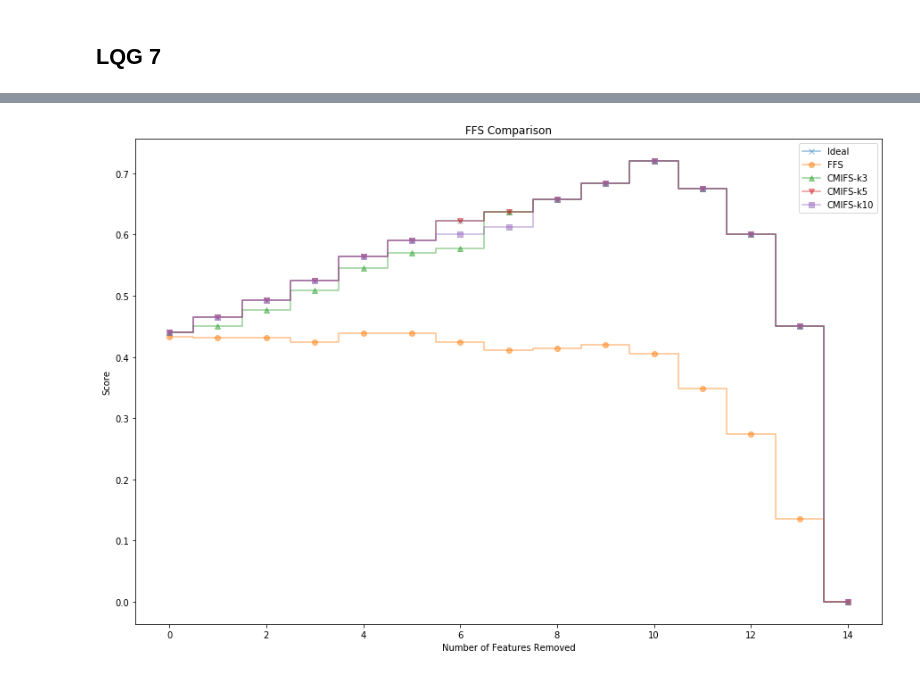
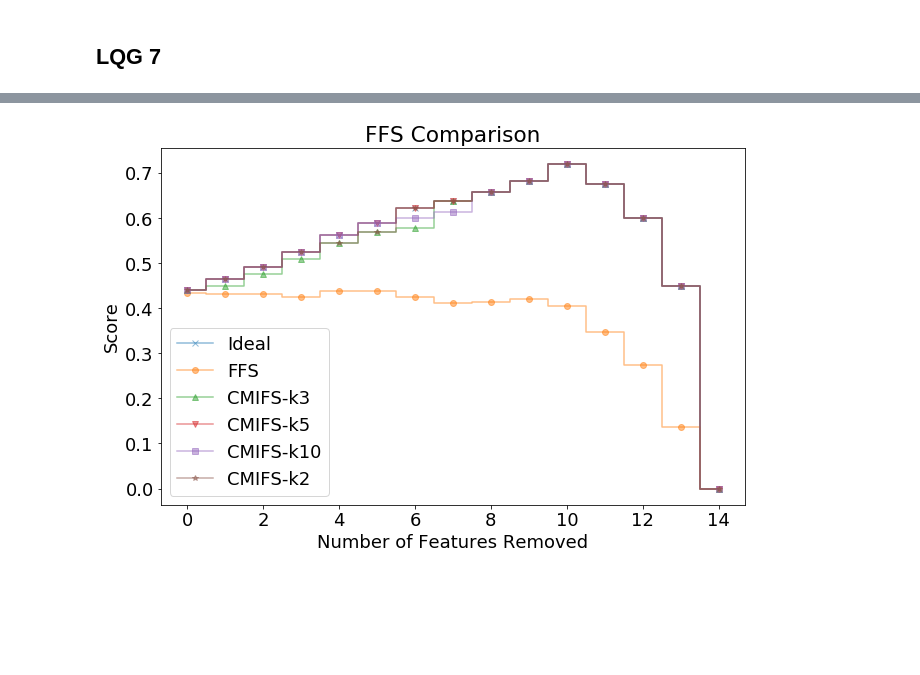
Before and after one commit to GuidoBallabio/RL-feature-selection, a Jupyter notebook: FFS.ipynb, the cells around one changed output, grey strips where cells are left out. Cells and saved outputs as stored; diff of their text form; code cells hidden in the pictures; blank space fills up the shorter version.

Commit message:
Last plots

```diff
--- a/FFS.ipynb
+++ b/FFS.ipynb
@@ -148,6 +172,8 @@ scores['FFS'] = evaluateFFS(u, weights)
+# %%
+scores['CMIFS-k2'] = score_fs(cmifs_sets, weights)
 # %%
 if len(weights) > 70 and False:
-    with open("benchmarks/ffs/100dim-hist.pkl", 'rb') as fp:
+    with open("benchmarks/ffs/hist.pkl", 'rb') as fp:
         cmifs_hist = pickle.load(fp)
     cmifs_sets = list(map(lambda x: x[0], cmifs_hist))
 else:
@@ -172,7 +193,7 @@ else:
 scores['CMIFS-k3'] = score_fs(cmifs_sets, weights)
 # %%
 if len(weights) > 70 and False:
-    with open("benchmarks/ffs/100dim-hist.pkl", 'rb') as fp:
+    with open("benchmarks/ffs/hist.pkl", 'rb') as fp:
         cmifs_hist = pickle.load(fp)
     cmifs_sets = list(map(lambda x: x[0], cmifs_hist))
 else:
@@ -197,7 +218,7 @@ else:
 scores['CMIFS-k5'] = score_fs(cmifs_sets, weights)
 # %%
 if len(weights) > 70 and False:
-    with open("benchmarks/ffs/100dim-hist.pkl", 'rb') as fp:
+    with open("benchmarks/ffs/hist.pkl", 'rb') as fp:
         cmifs_hist = pickle.load(fp)
     cmifs_sets = list(map(lambda x: x[0], cmifs_hist))
 else:
@@ -221,9 +242,9 @@ else:
 # %%
 scores['CMIFS-k10'] = score_fs(cmifs_sets, weights)
 # %%
-fig2 = plot_scores(scores, (15,10))
+fig2 = plot_scores(scores, (9,6))
 # %% [output]
-[figure, old version]
+[figure, new version]
 # %%
 fig2.savefig("images/ffs-comparison7k.png")
 # %%
```
Also changed, not shown: parts of 10 cells of this notebook, 5 other files.
